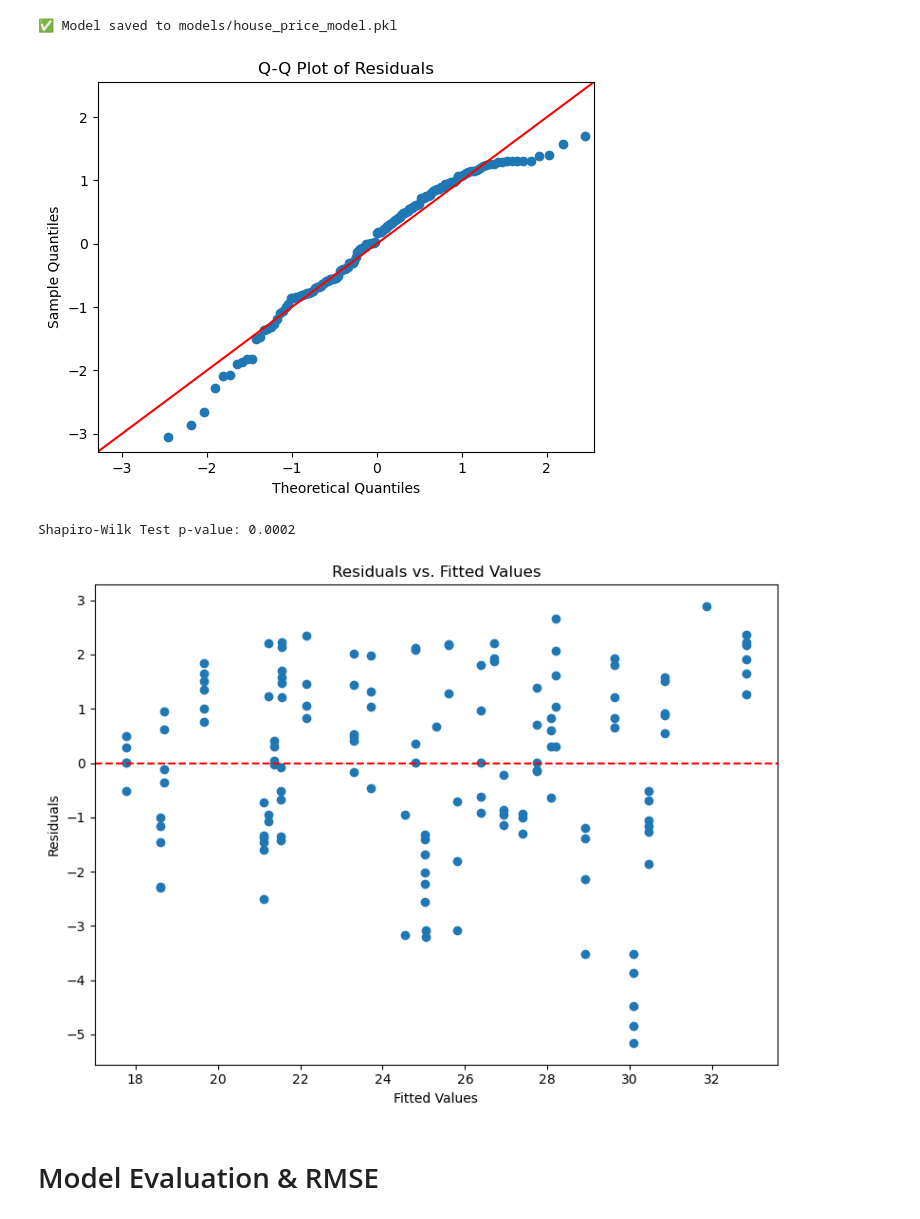
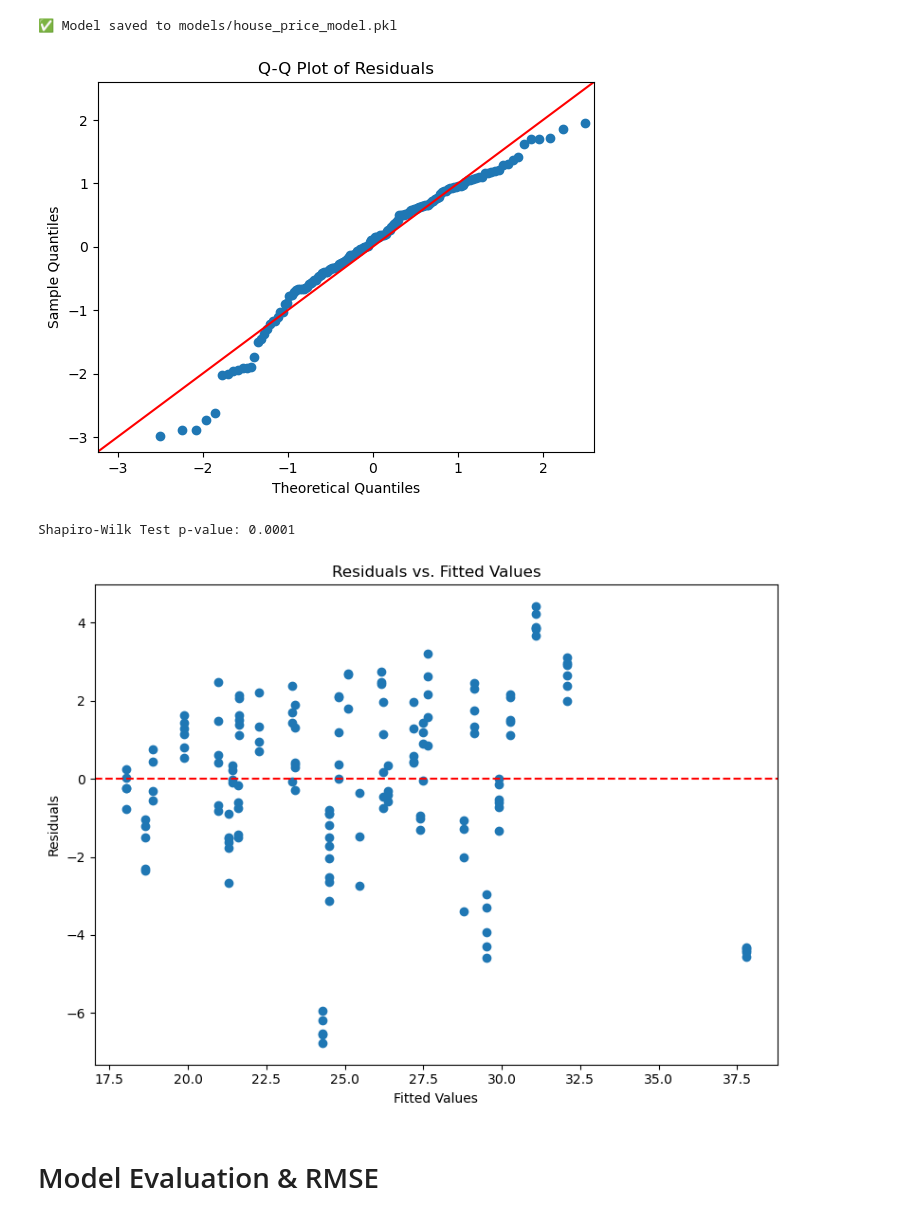
Before and after one commit to kochezz/001-house-price-prediction-python, a Jupyter notebook: notebooks/02_model_building.ipynb, the cells around one changed output. Saved outputs shown, nothing was run; the diff lists cells and outputs as text; code cells hidden in the pictures.

Commit message:
Model  Rework

```diff
--- a/notebooks/02_model_building.ipynb
+++ b/notebooks/02_model_building.ipynb
@@ -172,0 +173,3 @@ As Cleaned model shows better R-squared value we proceed with the new model
+# %%
+# Drop the 'schools' column from the cleaned dataset
+hse_price_optimized = hse_price_cleaned.drop(columns=["schools"])
@@ -172,0 +185,7 @@ As Cleaned model shows better R-squared value we proceed with the new model
+# %%
+# Re-split the data into training and testing sets
+
+X = hse_price_optimized[["area", "distance"]]
+y = hse_price_cleaned["price"]  # still use price as target
+
+X_train, X_test, y_train, y_test = train_test_split(X, y, test_size=0.2, random_state=42)
@@ -172,0 +208,11 @@ As Cleaned model shows better R-squared value we proceed with the new model
+# %%
+# Refit Model
+
+train_data = X_train.copy()
+train_data["price"] = y_train
+
+# Fit the new model
+model3 = smf.ols("price ~ area + distance", data=train_data).fit()
+
+# Show summary
+print(model3.summary())
@@ -182,7 +246,7 @@ print("✅ Model saved to models/house_price_model.pkl")
 # %%
 # Check for normality of residuals
 # Q-Q Plot
-residuals = model_cleaned.resid
+residuals = model3.resid
 fig = sm.qqplot(residuals, line='45', fit=True)
 plt.title("Q-Q Plot of Residuals")
 plt.show()
@@ -192,23 +256,23 @@ plt.show()
 shapiro_test = shapiro(residuals)
 print("Shapiro-Wilk Test p-value:", round(shapiro_test.pvalue, 4))
 # %% [output]
-[figure, old version]
+[figure, new version]
-Shapiro-Wilk Test p-value: 0.0002
+Shapiro-Wilk Test p-value: 0.0001
 # %%
 # Heteroscedasticity (Equal Variance)
 # Plot residuals vs. fitted values
-fitted_vals = model_cleaned.fittedvalues
+fitted_vals = model3.fittedvalues
 
 plt.figure(figsize=(8, 6))
 plt.scatter(fitted_vals, residuals)
 plt.axhline(0, linestyle='--', color='red')
 plt.xlabel("Fitted Values")
 plt.ylabel("Residuals")
 plt.title("Residuals vs. Fitted Values")
 plt.tight_layout()
 plt.show()
 # %% [output]
-[figure, old version]
+[figure, new version]
 # %% [markdown]
 # Model Evaluation & RMSE
 # %%
```
Also changed, not shown: parts of 10 cells of this notebook, 6 other files.
